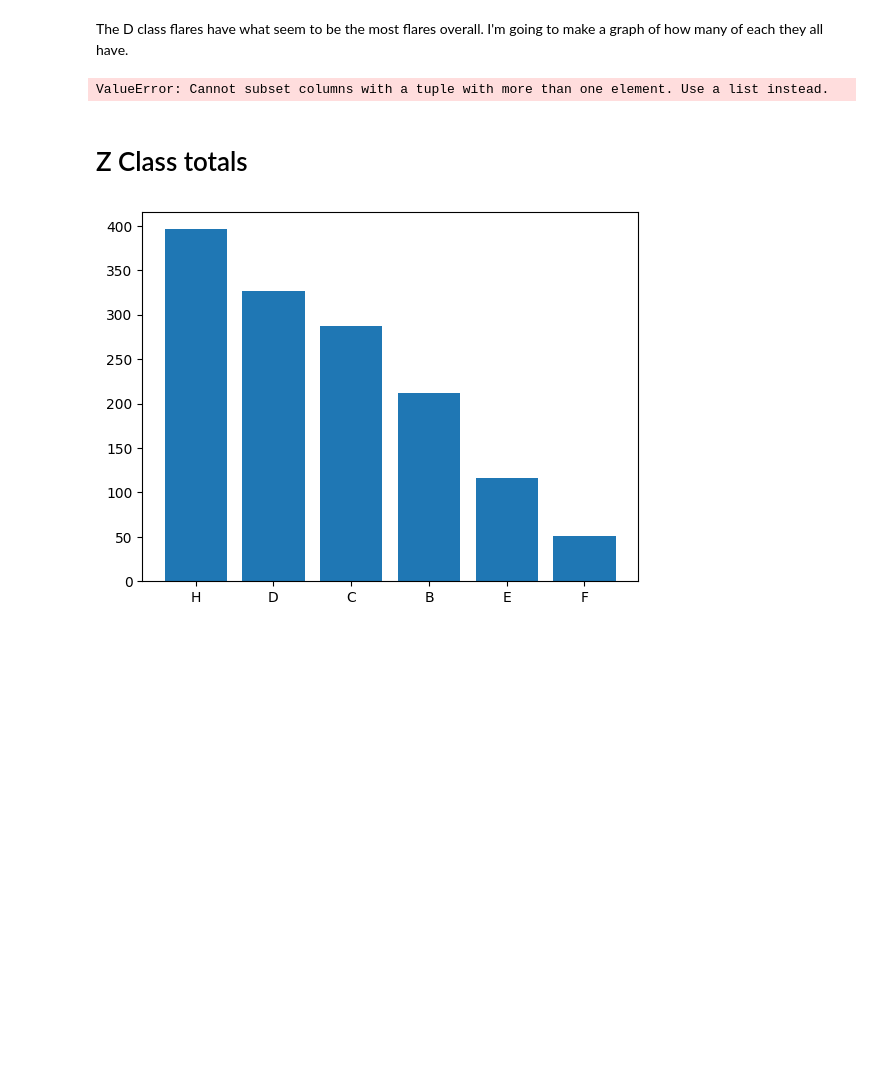
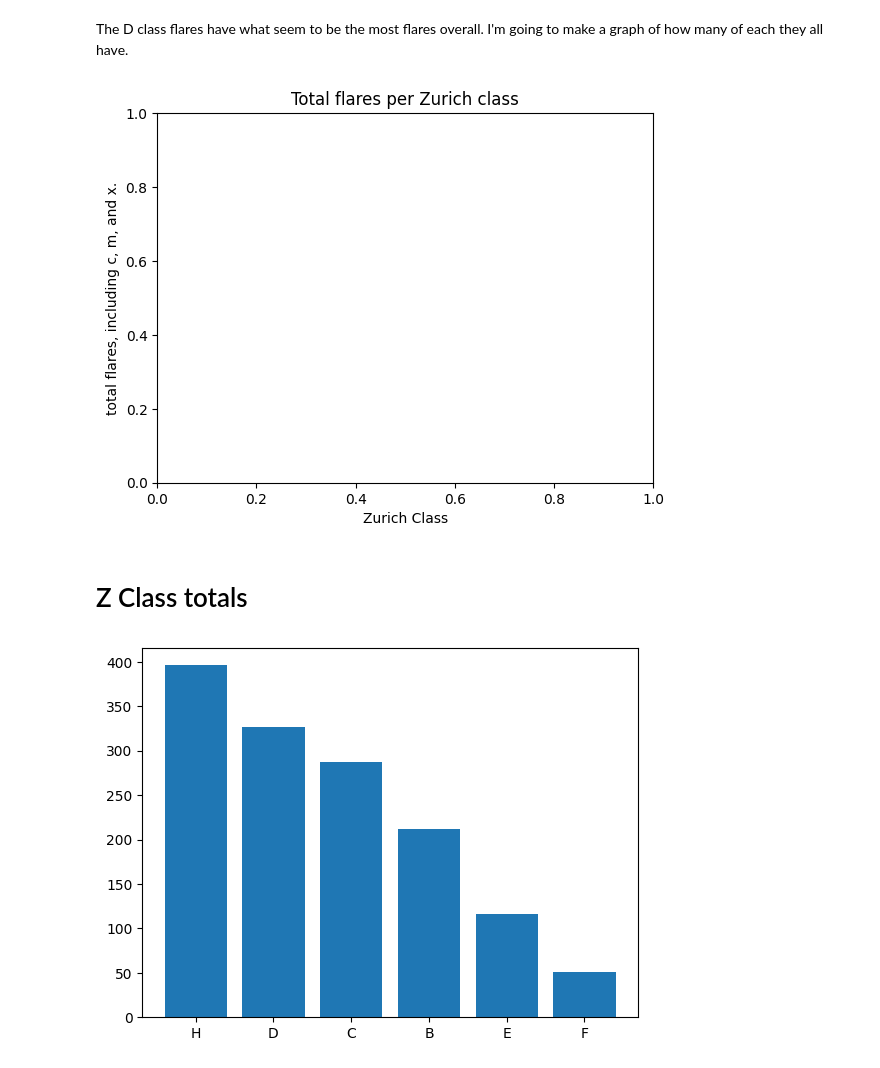
Before and after one commit to nollamae7-spec/DSRSP-Solar-Flares, a Jupyter notebook: DSHRP_Solar_Flares.ipynb, the cells around one changed output. Saved outputs shown, nothing was run; the diff lists cells and outputs as text; code cells hidden in the pictures; blank space fills up the shorter version.

```diff
--- a/DSHRP_Solar_Flares.ipynb
+++ b/DSHRP_Solar_Flares.ipynb
@@ -255,16 +168,16 @@ df_flares_only = df[["zurich_class", "c_class_flares", "m_class_flares", "x_clas
 # %%
 # I can't get this one to work
 
-total = df_flares_only.groupby("zurich_class")["c_class_flares", "m_class_flares", "x_class_flares"].sum()
+#total = df_flares_only.groupby("zurich_class")["c_class_flares", "m_class_flares", "x_class_flares"].sum()
 
-plt.bar(total.index, total.values)
+#plt.bar(total.index, total.values)
 
 plt.title("Total flares per Zurich class")
 plt.xlabel("Zurich Class")
 plt.ylabel("total flares, including c, m, and x.")
 plt.show()
 # %% [output]
-ValueError: Cannot subset columns with a tuple with more than one element. Use a list instead.
+[figure, added]
 # %% [markdown]
 # Z Class totals
 # %%
```
Also changed, not shown: parts of 22 cells of this notebook.
